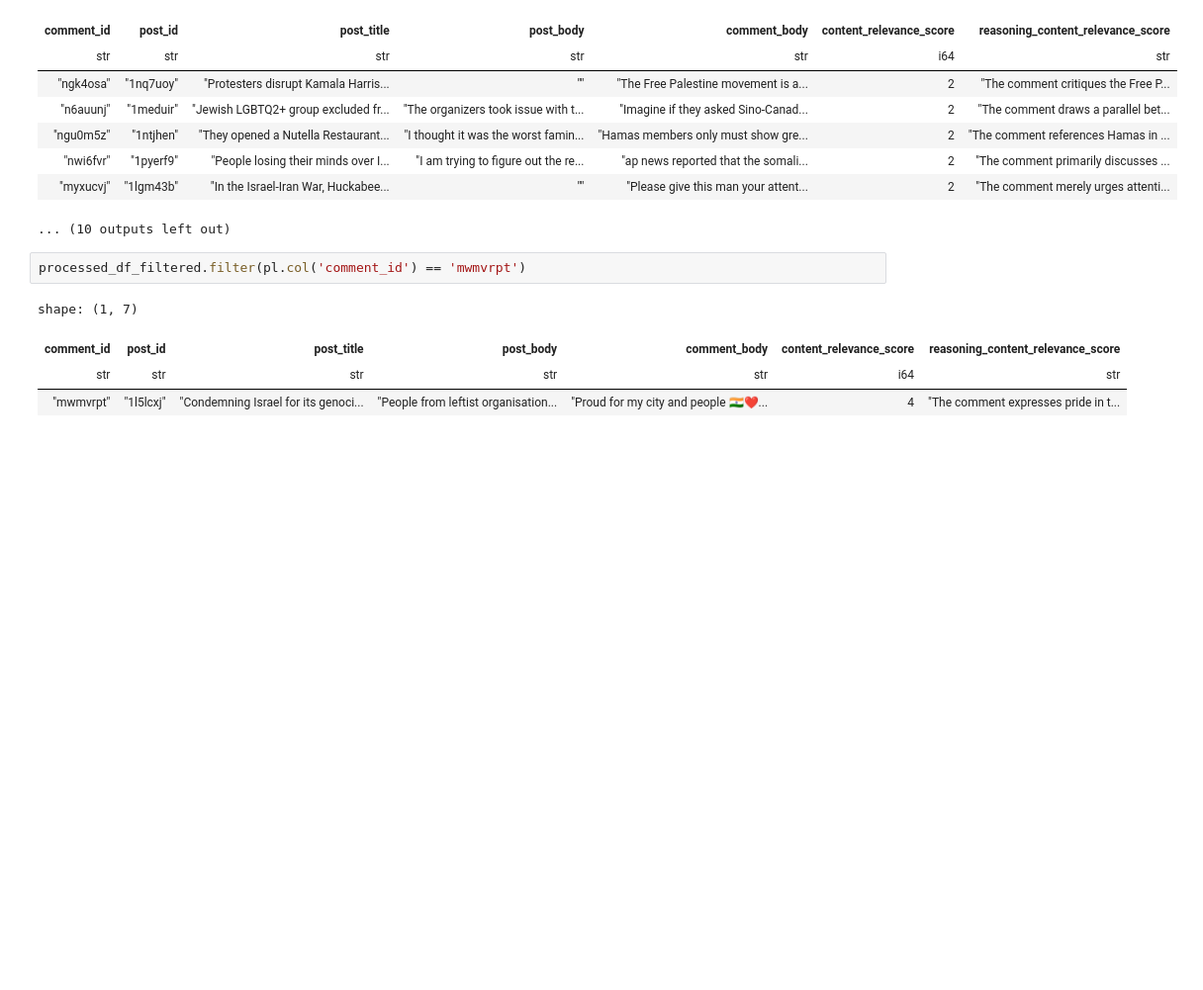
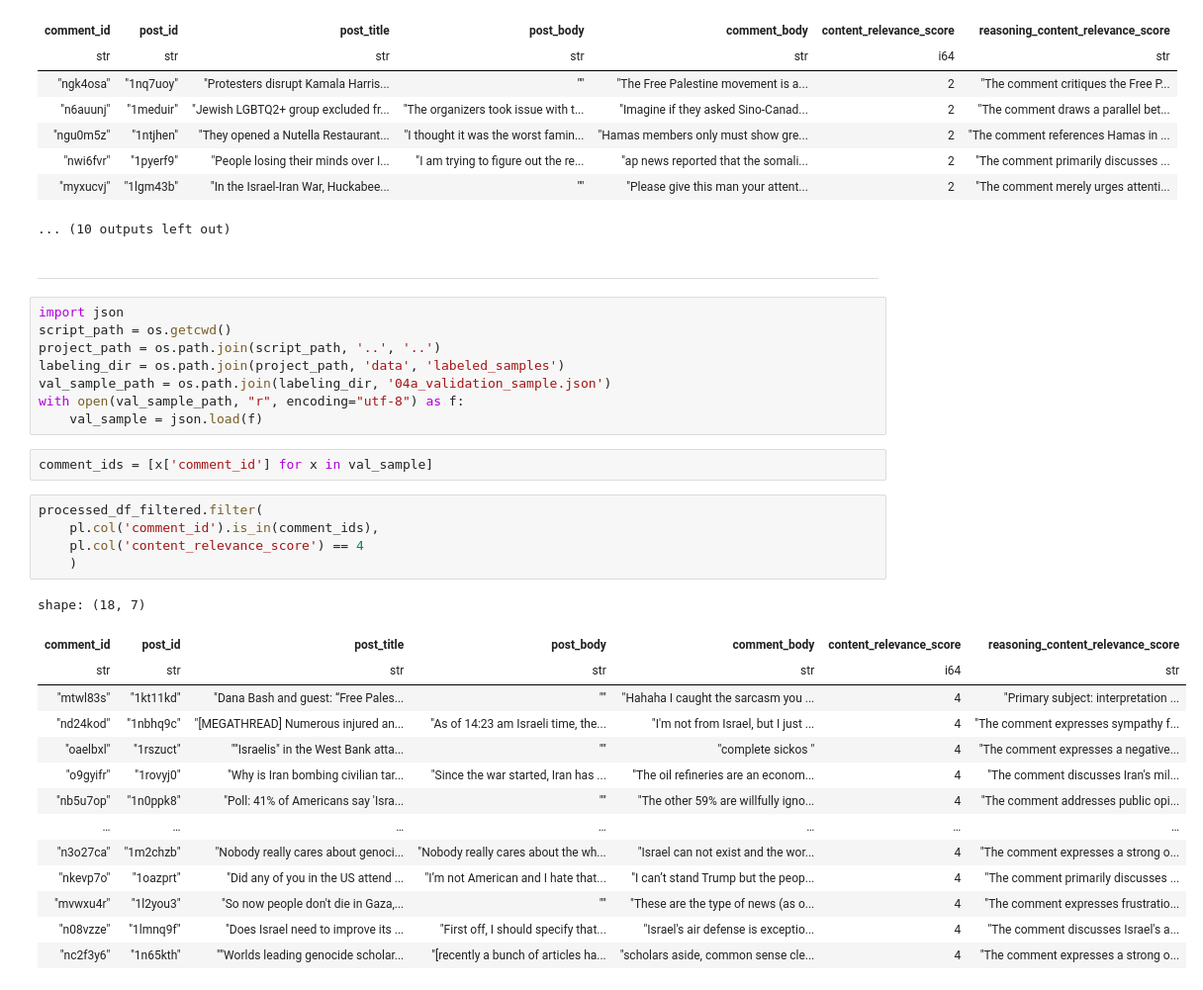
Before and after one commit to FabioScielzoOrtiz/gaza-reddit-polarization, a Jupyter notebook: src/notebooks/03c_output_test.ipynb, the cells around one changed output. Shown at 99% size. Cells and saved outputs as stored; diff of their text form; blank space fills up the shorter version.

```diff
--- a/src/notebooks/03c_output_test.ipynb
+++ b/src/notebooks/03c_output_test.ipynb
@@ -127,10 +127,35 @@ shape: (5, 7)
 | "nwi6fvr" | "1pyerf9" | "People losing their minds over I... | "I am trying to figure out the re... | "ap news reported that the somali... | 2 | "The comment primarily discusses ... |
 | "myxucvj" | "1lgm43b" | "In the Israel-Iran War, Huckabee... | "" | "Please give this man your attent... | 2 | "The comment merely urges attenti... |
 ... (10 outputs left out)
-# %%
-processed_df_filtered.filter(pl.col('comment_id') == 'mwmvrpt')
-# %% [output]
-shape: (1, 7)
-| comment_id | post_id | post_title | post_body | comment_body | content_relevance_score | reasoning_content_relevance_score |
-| str | str | str | str | str | i64 | str |
-| "mwmvrpt" | "1l5lcxj" | "Condemning Israel for its genoci... | "People from leftist organisation... | "Proud for my city and people 🇮🇳❤... | 4 | "The comment expresses pride in t... |
+# %% [markdown]
+---
+# %%
+import json
+script_path = os.getcwd()
+project_path = os.path.join(script_path, '..', '..')
+labeling_dir = os.path.join(project_path, 'data', 'labeled_samples')
+val_sample_path = os.path.join(labeling_dir, '04a_validation_sample.json')
+with open(val_sample_path, "r", encoding="utf-8") as f:
+    val_sample = json.load(f)
+# %%
+comment_ids = [x['comment_id'] for x in val_sample]
+# %%
+processed_df_filtered.filter(
+    pl.col('comment_id').is_in(comment_ids),
+    pl.col('content_relevance_score') == 4
+    )
+# %% [output]
+shape: (18, 7)
+| comment_id | post_id | post_title | post_body | comment_body | content_relevance_score | reasoning_content_relevance_score |
+| str | str | str | str | str | i64 | str |
+| "mtwl83s" | "1kt11kd" | "Dana Bash and guest: “Free Pales... | "" | "Hahaha I caught the sarcasm you ... | 4 | "Primary subject: interpretation ... |
+| "nd24kod" | "1nbhq9c" | "[MEGATHREAD] Numerous injured an... | "As of 14:23 am Israeli time, the... | "I'm not from Israel, but I just ... | 4 | "The comment expresses sympathy f... |
+| "oaelbxl" | "1rszuct" | ""Israelis" in the West Bank atta... | "" | "complete sickos " | 4 | "The comment expresses a negative... |
+| "o9gyifr" | "1rovyj0" | "Why is Iran bombing civilian tar... | "Since the war started, Iran has ... | "The oil refineries are an econom... | 4 | "The comment discusses Iran's mil... |
+| "nb5u7op" | "1n0ppk8" | "Poll: 41% of Americans say 'Isra... | "" | "The other 59% are willfully igno... | 4 | "The comment addresses public opi... |
+| … | … | … | … | … | … | … |
+| "n3o27ca" | "1m2chzb" | "Nobody really cares about genoci... | "Nobody really cares about the wh... | "Israel can not exist and the wor... | 4 | "The comment expresses a strong o... |
+| "nkevp7o" | "1oazprt" | "Did any of you in the US attend ... | "I’m not American and I hate that... | "I can’t stand Trump but the peop... | 4 | "The comment primarily discusses ... |
+| "mvwxu4r" | "1l2you3" | "So now people don't die in Gaza,... | "" | "These are the type of news (as o... | 4 | "The comment expresses frustratio... |
+| "n08vzze" | "1lmnq9f" | "Does Israel need to improve its ... | "First off, I should specify that... | "Israel's air defense is exceptio... | 4 | "The comment discusses Israel's a... |
+| "nc2f3y6" | "1n65kth" | ""Worlds leading genocide scholar... | "[recently a bunch of articles ha... | "scholars aside, common sense cle... | 4 | "The comment expresses a strong o... |
```
Also changed, not shown: parts of 1 cell of this notebook, 7 other files.
